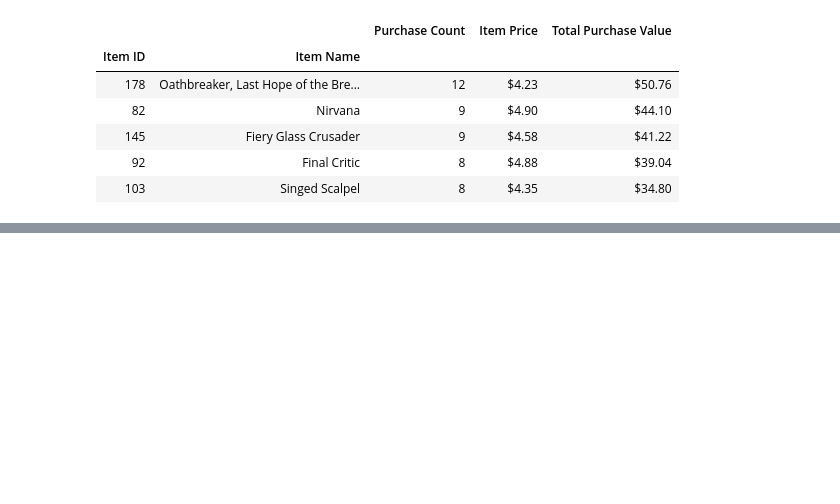
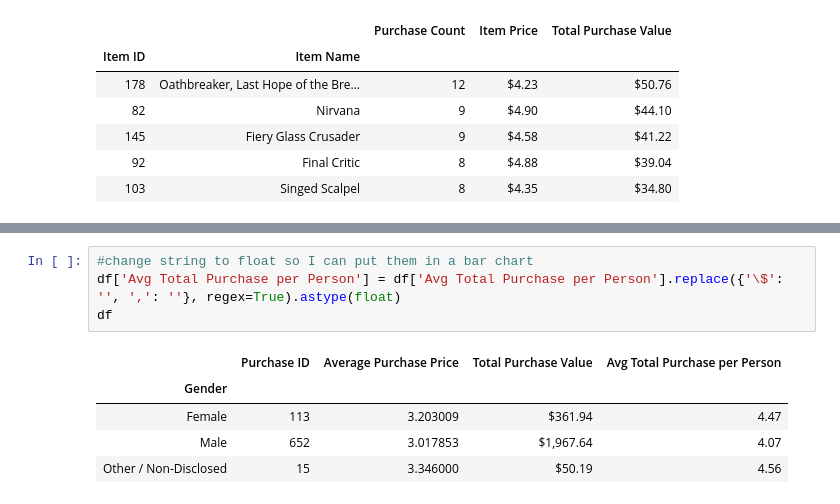
Before and after one commit to annmcnamara/pandas-challenge, a Jupyter notebook: HeroesOfPymoli/HeroesOfPymoli_starter.ipynb, the cells around one changed output, grey strips where cells are left out. Saved outputs shown, nothing was run; the diff lists cells and outputs as text; blank space fills up the shorter version.

```diff
--- a/HeroesOfPymoli/HeroesOfPymoli_starter.ipynb
+++ b/HeroesOfPymoli/HeroesOfPymoli_starter.ipynb
@@ -417,0 +430,10 @@ sorted_mpi
+# %%
+#change string to float so I can put them in a bar chart
+df['Avg Total Purchase per Person'] = df['Avg Total Purchase per Person'].replace({'\$': '', ',': ''}, regex=True).astype(float)
+df
+# %% [output]
+|  | Purchase ID | Average Purchase Price | Total Purchase Value | Avg Total Purchase per Person |
+| Gender |  |  |  |  |
+| Female | 113 | 3.203009 | $361.94 | 4.47 |
+| Male | 652 | 3.017853 | $1,967.64 | 4.07 |
+| Other / Non-Disclosed | 15 | 3.346000 | $50.19 | 4.56 |
```
Also changed, not shown: parts of 10 cells of this notebook, 1 other file.
